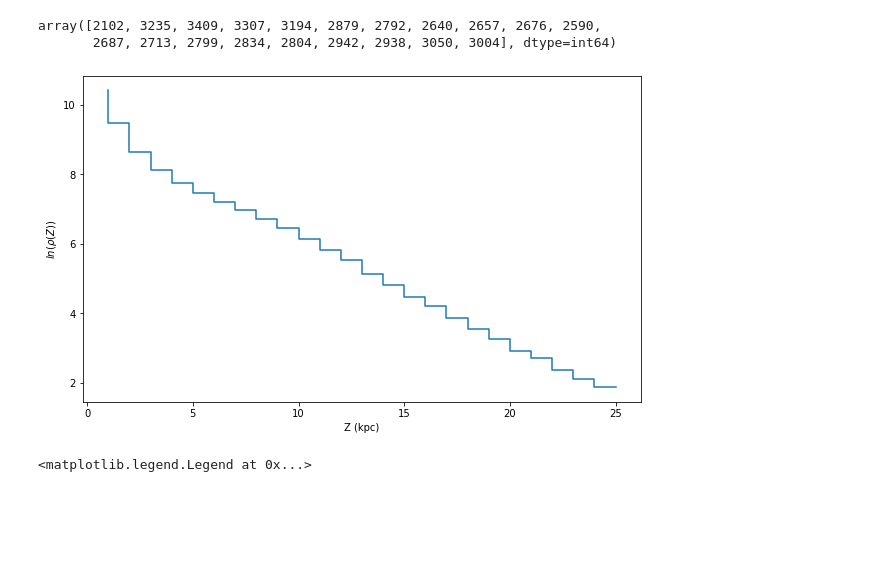
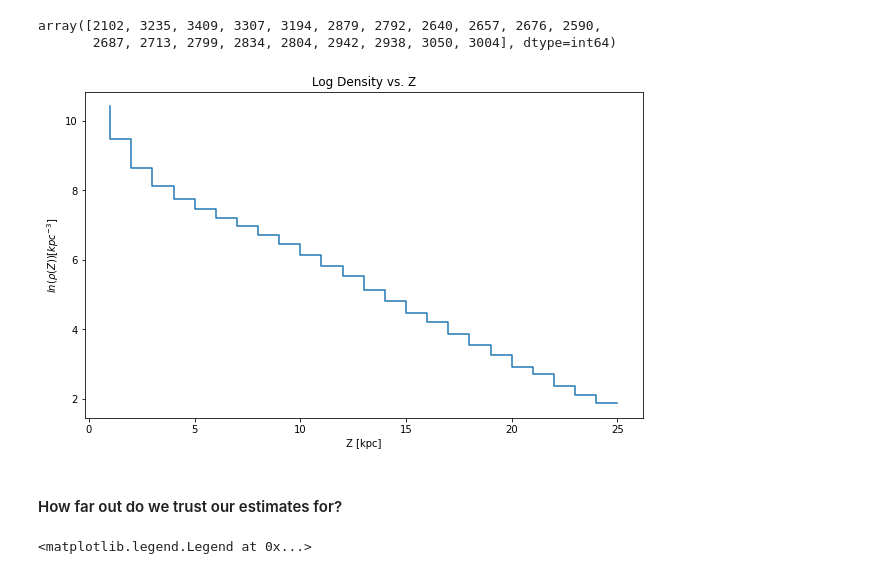
Before and after one commit to ykwang1/astr-511-w21, a Jupyter notebook: homeworks/notebooks/Homework 1.ipynb, the cells around one changed output. Saved outputs shown, nothing was run; the diff lists cells and outputs as text; code cells hidden in the pictures; blank space fills up the shorter version.

```diff
--- a/homeworks/notebooks/Homework 1.ipynb
+++ b/homeworks/notebooks/Homework 1.ipynb
@@ -200,10 +216,13 @@ def plot_dens_hist(n, bin_size, bin_start, distance_arr, label, func=np.log, ret
 # %%
+plt.title('Log Density vs. Z')
 plot_dens_hist(n=25, bin_size=1, bin_start=1, label='', distance_arr=gr24['Z(kpc)'])
-plt.xlabel('Z (kpc)')
-plt.ylabel(r'$ln(\rho(Z))$')
+plt.xlabel('Z [kpc]')
+plt.ylabel(r'$ln(\rho(Z)) [kpc^{-3}]$')
 plt.show()
 # %% [output]
-[figure, old version]
+[figure, new version]
+# %% [markdown]
+#### How far out do we trust our estimates for?
 # %%
 SDSS_maglim=22.5
 
```
Also changed, not shown: parts of 25 cells of this notebook.
